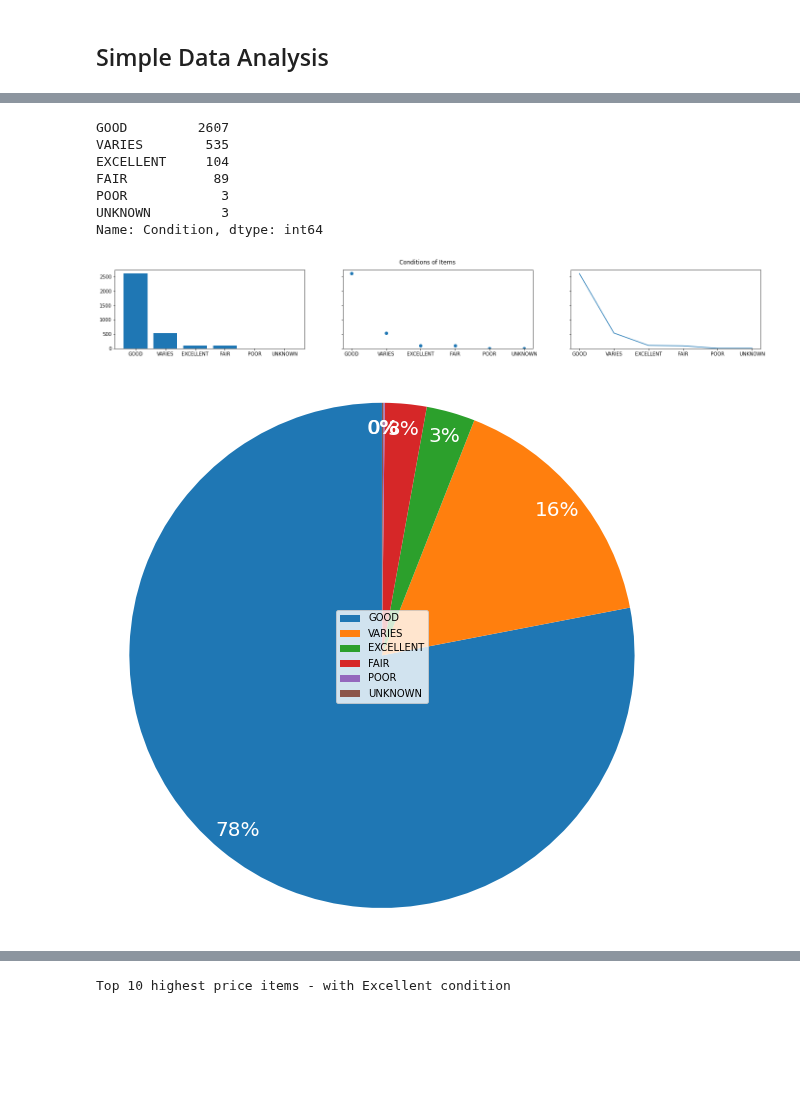
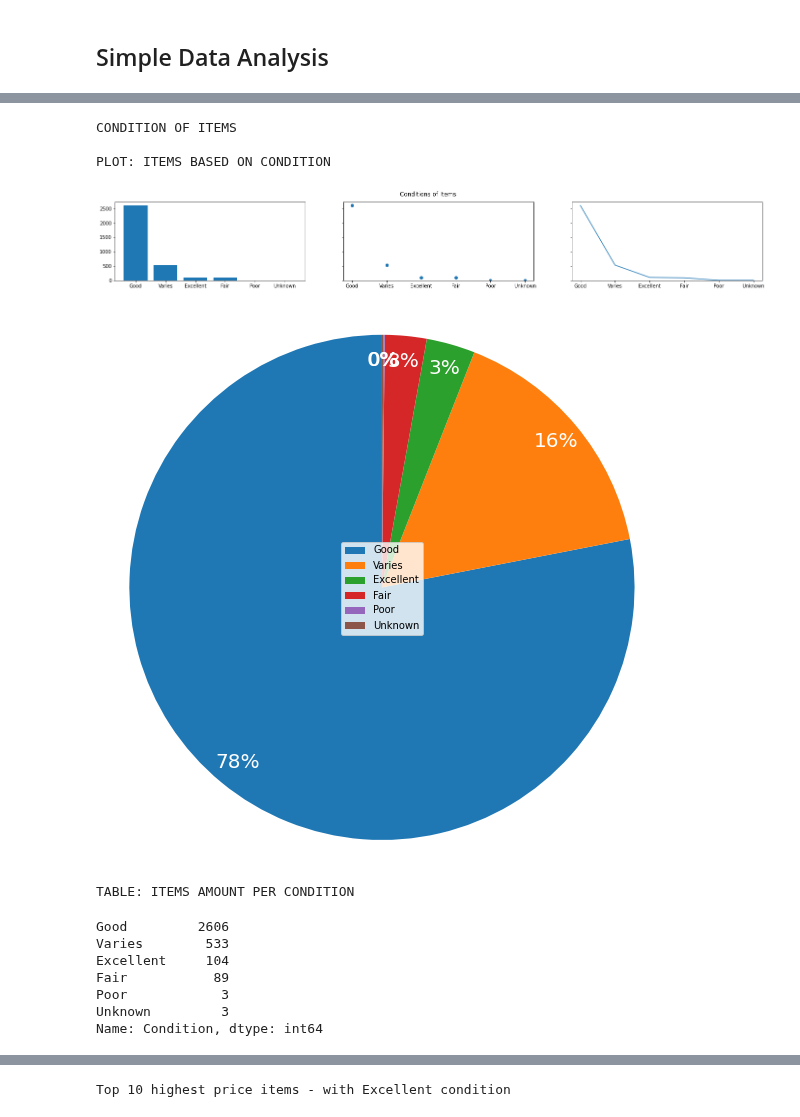
Before and after one commit to pedrosanhueza/Web-Scrape, a Jupyter notebook: Surplus Sale Items/Surplus - Code/WebScrape - SurplusSaleItems.ipynb, the cells around one changed output, grey strips where cells are left out. Drawn from its saved outputs; the diff is of its cells as text; code cells hidden in the pictures; blank space fills up the shorter version.

```diff
--- a/Surplus Sale Items/Surplus - Code/WebScrape - SurplusSaleItems.ipynb
+++ b/Surplus Sale Items/Surplus - Code/WebScrape - SurplusSaleItems.ipynb
@@ -69,34 +70,64 @@ data.describe()
 data.Price = pd.to_numeric(data.Price.str.replace("$","",regex=True).replace(",","",regex=True))
 data['Item Number'] = pd.to_numeric(data['Item Number'])
 data.Qty = pd.to_numeric(data.Qty)
+data.Condition = data.Condition.str.capitalize()
+a = data.copy()
 
 # repeat rows based on quantity
 data = data.reindex(data.index.repeat(data.Qty)).reset_index().drop(['index','Qty'], axis=1)
 # %%
+print(
+"""
+CONDITION OF ITEMS
+
+PLOT: ITEMS BASED ON CONDITION
+"""
+)
+
 names = data['Condition'].value_counts().reset_index()['index']
 values = data['Condition'].value_counts().reset_index()['Condition']
 
 fig, axs = plt.subplots(1, 3, figsize=(24, 3), sharey=True)
 axs[0].bar(names, values)
 axs[1].scatter(names, values)
 axs[2].plot(names, values)
 fig.suptitle('Conditions of Items')
 
 fig1, ax1 = plt.subplots(figsize=(10,10))
 ax1.pie(values, autopct='%1.0f%%', startangle=90,textprops={'color':"w",'fontsize': 20},pctdistance=0.9)
 ax1.axis('equal')
 plt.legend(names, loc="center")
 
-data['Condition'].value_counts()
+fig = px.bar(
+    a,
+    # y='Price',
+    x='Condition',
+    color='Condition',
+    color_discrete_map={'Good':'green','Fair':'gray','Excellent':'gold','Poor':'red'},
+    title="ITEMS PER CONDITION",
+    width=1200, height=400
+    )
+
+fig.update_layout(xaxis={'categoryorder':'total descending'})
+
+fig.show()
 # %% [output]
-GOOD         2607
-VARIES        535
-EXCELLENT     104
-FAIR           89
-POOR            3
-UNKNOWN         3
-Name: Condition, dtype: int64
+CONDITION OF ITEMS
+
+PLOT: ITEMS BASED ON CONDITION
 [figure]
-[figure, old version]
+[figure, new version]
+# %%
+print('TABLE: ITEMS AMOUNT PER CONDITION')
+data['Condition'].value_counts()
+# %% [output]
+TABLE: ITEMS AMOUNT PER CONDITION
+Good         2606
+Varies        533
+Excellent     104
+Fair           89
+Poor            3
+Unknown         3
+Name: Condition, dtype: int64
 # %%
 # Top 10 expensive items - overall
```
Also changed, not shown: parts of 8 cells of this notebook.
